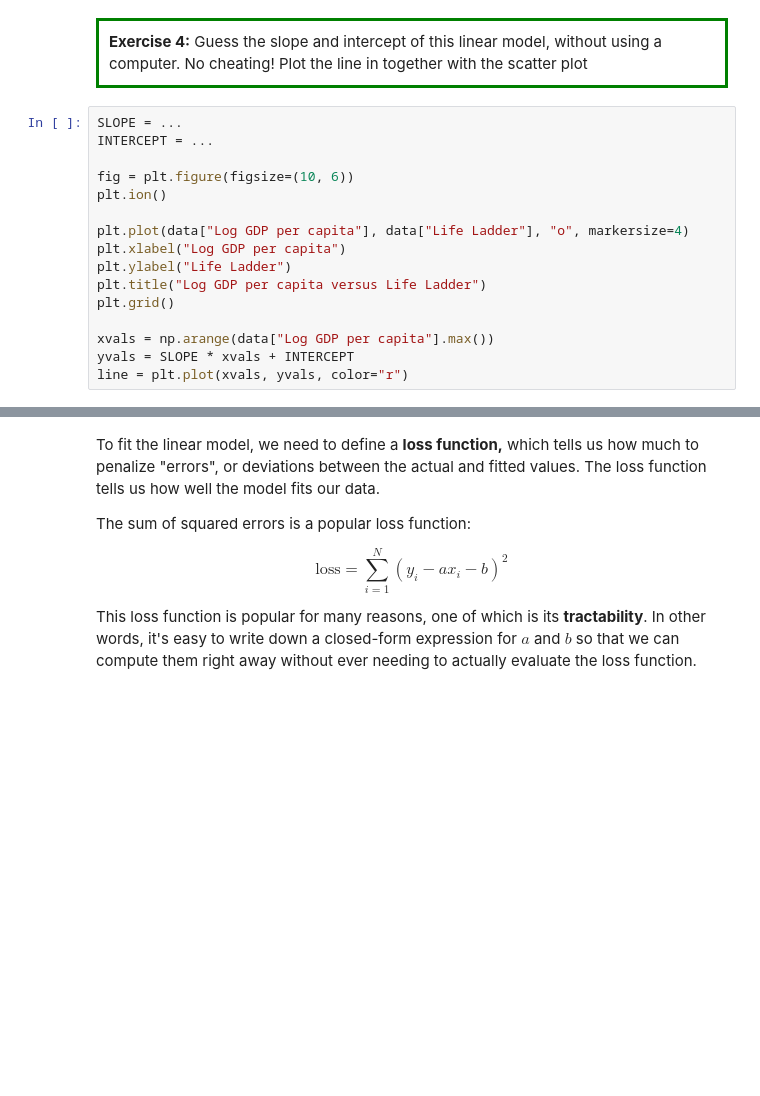
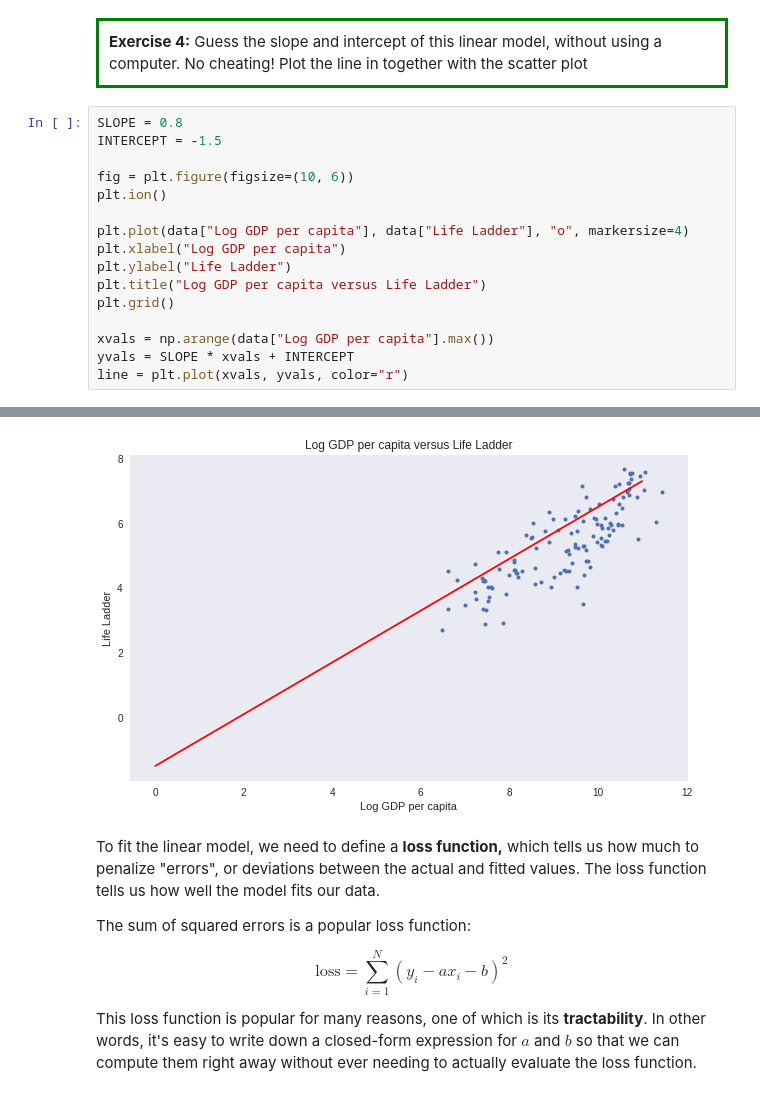
Before and after one commit to haroldfox/ts-stuy-2019, a Jupyter notebook: notebooks/05_linear_regression.ipynb, the cells around one changed output, grey strips where cells are left out. Drawn from its saved outputs; the diff is of its cells as text; blank space fills up the shorter version.

```diff
--- a/notebooks/05_linear_regression.ipynb
+++ b/notebooks/05_linear_regression.ipynb
@@ -226,8 +227,8 @@ for i in range(5):
   <b>Exercise 4:</b> Guess the slope and intercept of this linear model, without using a computer.  No cheating! Plot the line in together with the scatter plot
 </div>
 # %%
-SLOPE = ...
-INTERCEPT = ...
+SLOPE = 0.8
+INTERCEPT = -1.5
 
 fig = plt.figure(figsize=(10, 6))
 plt.ion()
@@ -247,3 +246,4 @@ line = plt.plot(xvals, yvals, color="r")
+[figure, added]
 # %% [markdown]
 To fit the linear model, we need to define a <b>loss function,</b> which tells us how much to penalize "errors", or deviations between the actual and fitted values.  The loss function tells us how well the model fits our data.
 
```
Also changed, not shown: parts of 3 cells of this notebook.
